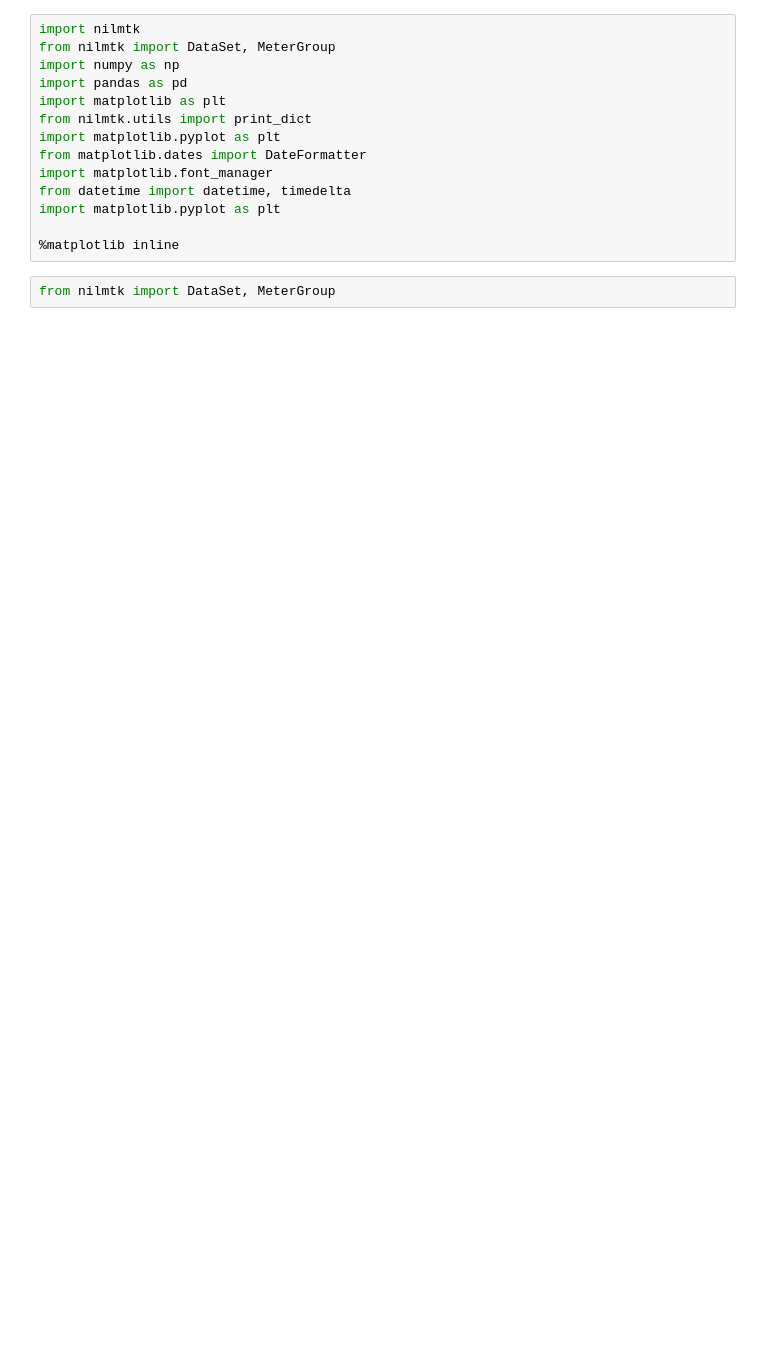
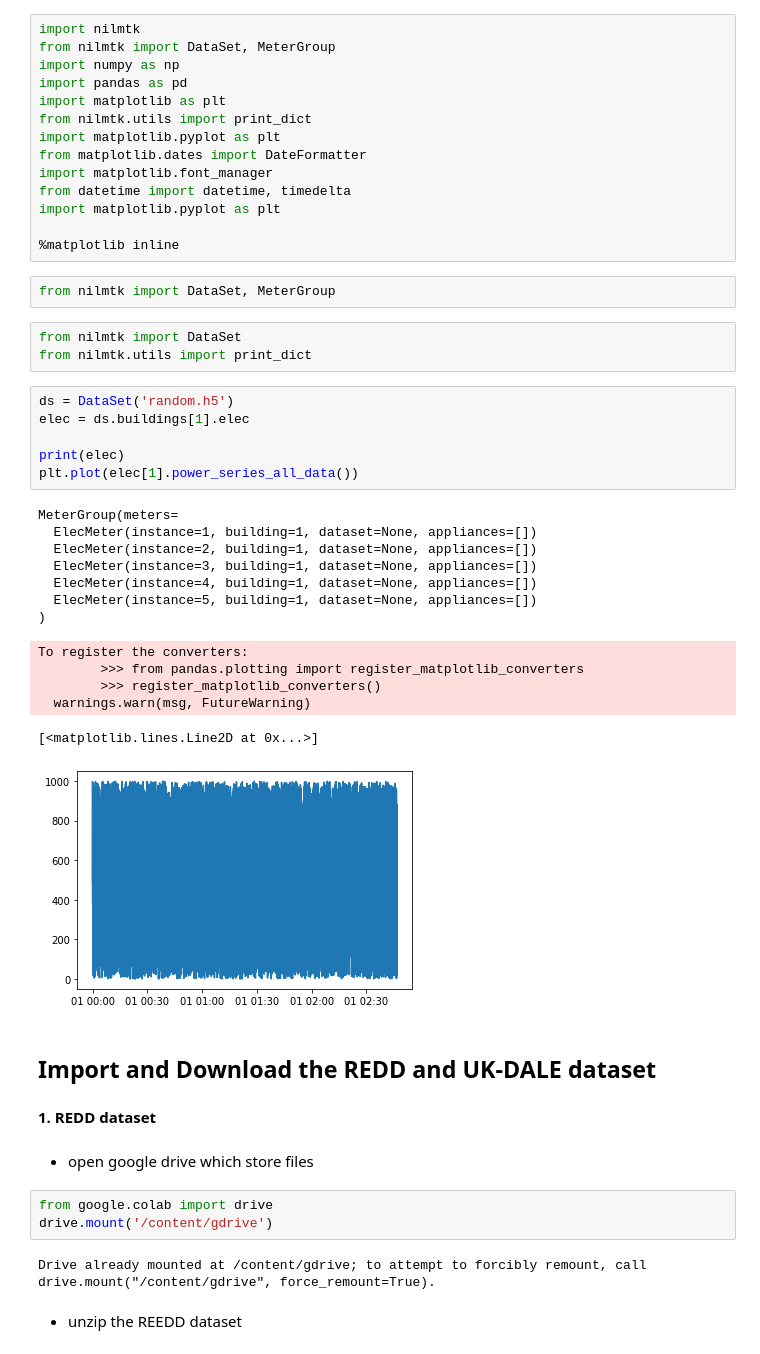
Before and after one commit to Gracepicharporn/Data-Science-project, a Jupyter notebook: nilmtk_data.ipynb, the cells around one changed output. Saved outputs shown, nothing was run; the diff lists cells and outputs as text; blank space fills up the shorter version.

Commit message:
Dowload the REEDD dataset ,explore this dataset and try to use nilmtk package

```diff
--- a/nilmtk_data.ipynb
+++ b/nilmtk_data.ipynb
@@ -66,3 +70,39 @@ import matplotlib.pyplot as plt
 %matplotlib inline
 # %%
 from nilmtk import DataSet, MeterGroup
+# %%
+from nilmtk import DataSet
+from nilmtk.utils import print_dict
+# %%
+ds = DataSet('random.h5')
+elec = ds.buildings[1].elec
+
+print(elec)
+plt.plot(elec[1].power_series_all_data())
+# %% [output]
+MeterGroup(meters=
+  ElecMeter(instance=1, building=1, dataset=None, appliances=[])
+  ElecMeter(instance=2, building=1, dataset=None, appliances=[])
+  ElecMeter(instance=3, building=1, dataset=None, appliances=[])
+  ElecMeter(instance=4, building=1, dataset=None, appliances=[])
+  ElecMeter(instance=5, building=1, dataset=None, appliances=[])
+)
+To register the converters:
+        >>> from pandas.plotting import register_matplotlib_converters
+        >>> register_matplotlib_converters()
+  warnings.warn(msg, FutureWarning)
+[<matplotlib.lines.Line2D at 0x...>]
+[figure, added]
+# %% [markdown]
+## Import and Download the REDD and UK-DALE dataset
+# %% [markdown]
+**1. REDD dataset**
+# %% [markdown]
+* open google drive which store files
+# %%
+from google.colab import drive
+drive.mount('/content/gdrive')
+# %% [output]
+Drive already mounted at /content/gdrive; to attempt to forcibly remount, call drive.mount("/content/gdrive", force_remount=True).
+# %% [markdown]
+* unzip the REEDD dataset
```
Also changed, not shown: parts of 13 cells of this notebook.
